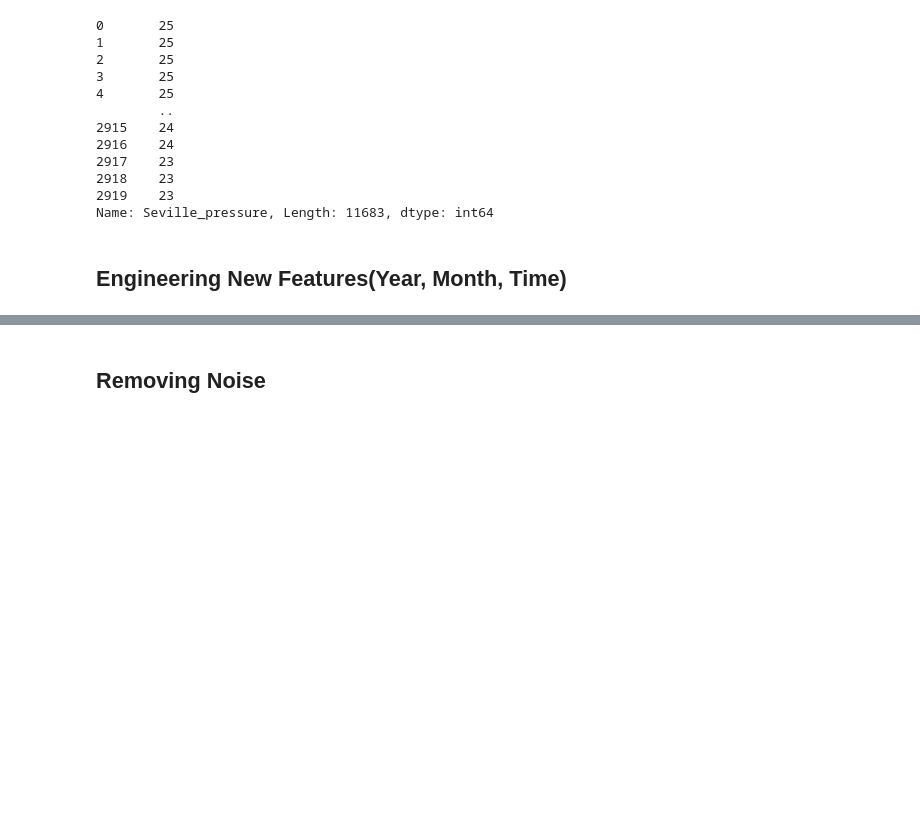
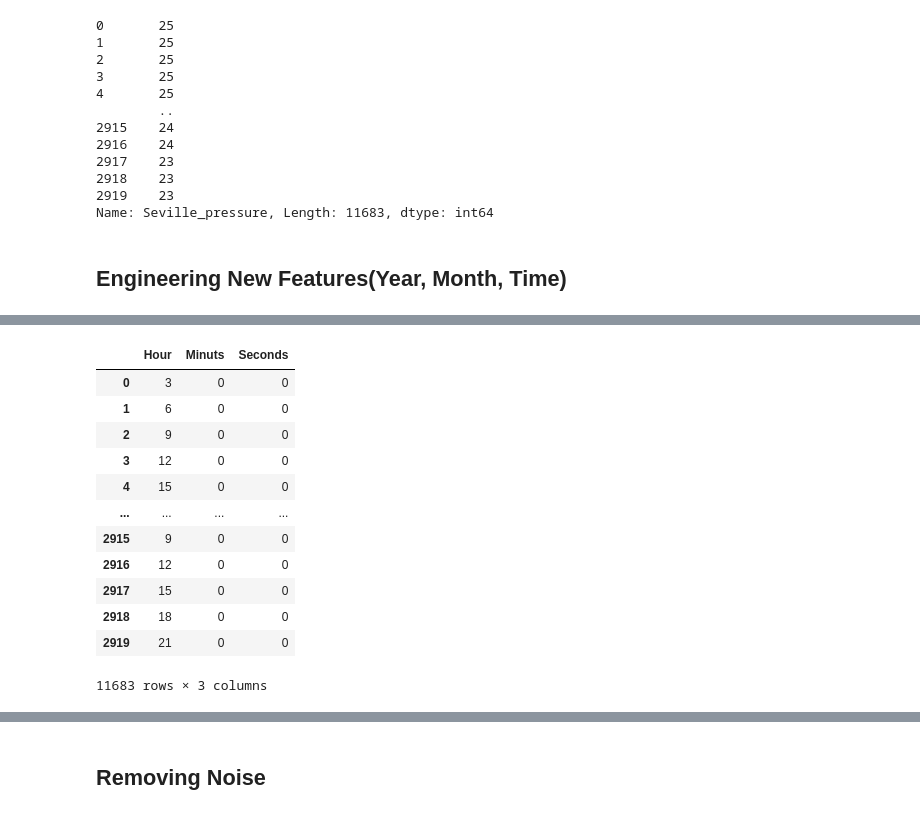
Before and after one commit to softmancho/load-shortfall-regression-predict-api, a Jupyter notebook: Advanced-Regression-Starter-Data/starter-notebook.ipynb, the cells around one changed output, grey strips where cells are left out. Cells and saved outputs as stored; diff of their text form; code cells hidden in the pictures; blank space fills up the shorter version.

```diff
--- a/Advanced-Regression-Starter-Data/starter-notebook.ipynb
+++ b/Advanced-Regression-Starter-Data/starter-notebook.ipynb
@@ -348,0 +429,17 @@ Name: Seville_pressure, Length: 11683, dtype: int64
+# %%
+df_train_test[['Hour','Minuts','Seconds']] = df_train_test['time_column'].str.split(":",expand=True).astype(int)
+df_train_test[['Hour','Minuts','Seconds']]
+# %% [output]
+|  | Hour | Minuts | Seconds |
+| 0 | 3 | 0 | 0 |
+| 1 | 6 | 0 | 0 |
+| 2 | 9 | 0 | 0 |
+| 3 | 12 | 0 | 0 |
+| 4 | 15 | 0 | 0 |
+| ... | ... | ... | ... |
+| 2915 | 9 | 0 | 0 |
+| 2916 | 12 | 0 | 0 |
+| 2917 | 15 | 0 | 0 |
+| 2918 | 18 | 0 | 0 |
+| 2919 | 21 | 0 | 0 |
+11683 rows × 3 columns
```
Also changed, not shown: parts of 10 cells of this notebook.
